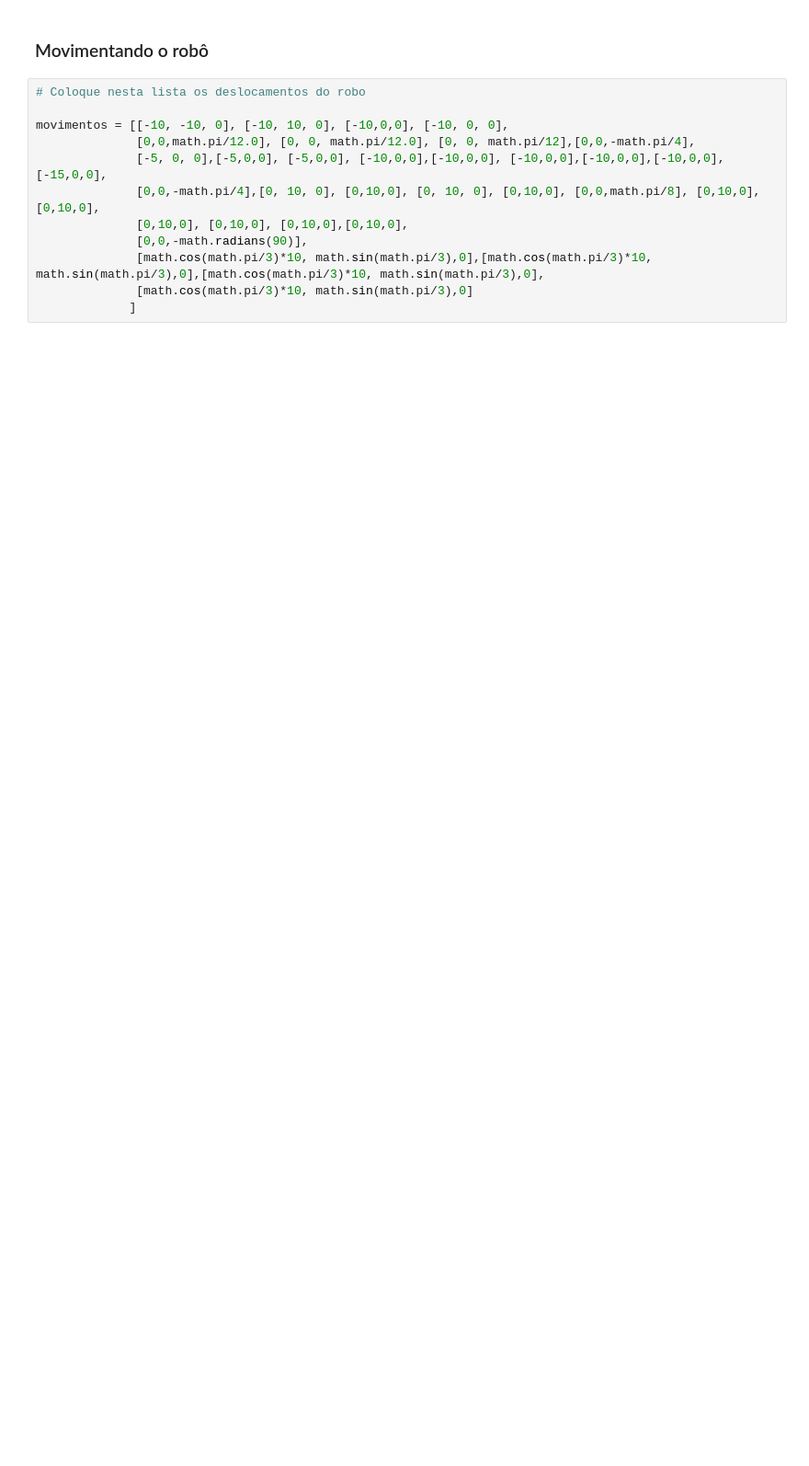
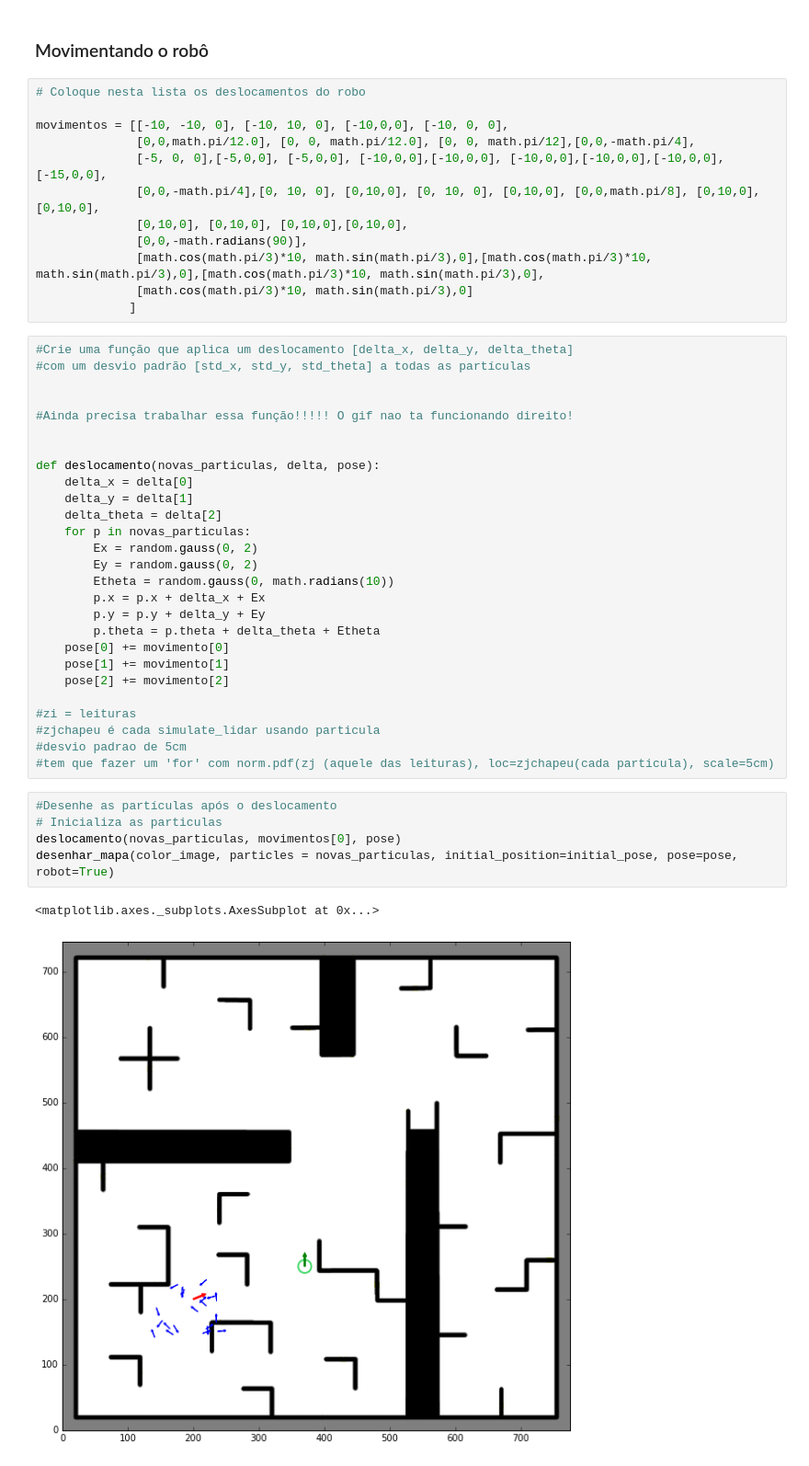
Before and after one commit to filipefborba/projeto2_robotica, a Jupyter notebook: ParticleFilter_update.ipynb, the cells around one changed output. Shown: that part at 92% size. Cells and saved outputs as stored; diff of their text form; blank space fills up the shorter version.

```diff
--- a/ParticleFilter_update.ipynb
+++ b/ParticleFilter_update.ipynb
@@ -342,3 +359,38 @@ movimentos = [[-10, -10, 0], [-10, 10, 0], [-10,0,0], [-10, 0, 0],
               [math.cos(math.pi/3)*10, math.sin(math.pi/3),0],[math.cos(math.pi/3)*10, math.sin(math.pi/3),0],[math.cos(math.pi/3)*10, math.sin(math.pi/3),0],
               [math.cos(math.pi/3)*10, math.sin(math.pi/3),0]
              ]
+# %%
+#Crie uma função que aplica um deslocamento [delta_x, delta_y, delta_theta]
+#com um desvio padrão [std_x, std_y, std_theta] a todas as partículas
+
+
+#Ainda precisa trabalhar essa função!!!!! O gif nao ta funcionando direito!
+
+
+def deslocamento(novas_particulas, delta, pose):
+    delta_x = delta[0]
+    delta_y = delta[1]
+    delta_theta = delta[2]
+    for p in novas_particulas:
+        Ex = random.gauss(0, 2)
+        Ey = random.gauss(0, 2)
+        Etheta = random.gauss(0, math.radians(10))
+        p.x = p.x + delta_x + Ex
+        p.y = p.y + delta_y + Ey
+        p.theta = p.theta + delta_theta + Etheta
+    pose[0] += movimento[0]
+    pose[1] += movimento[1]
+    pose[2] += movimento[2]
+
+#zi = leituras
+#zjchapeu é cada simulate_lidar usando particula
+#desvio padrao de 5cm
+#tem que fazer um 'for' com norm.pdf(zj (aquele das leituras), loc=zjchapeu(cada particula), scale=5cm)
+# %%
+#Desenhe as partículas após o deslocamento
+# Inicializa as particulas
+deslocamento(novas_particulas, movimentos[0], pose)
+desenhar_mapa(color_image, particles = novas_particulas, initial_position=initial_pose, pose=pose, robot=True)
+# %% [output]
+<matplotlib.axes._subplots.AxesSubplot at 0x...>
+[figure, added]
```
Also changed, not shown: parts of 9 cells of this notebook, 35 other files.
